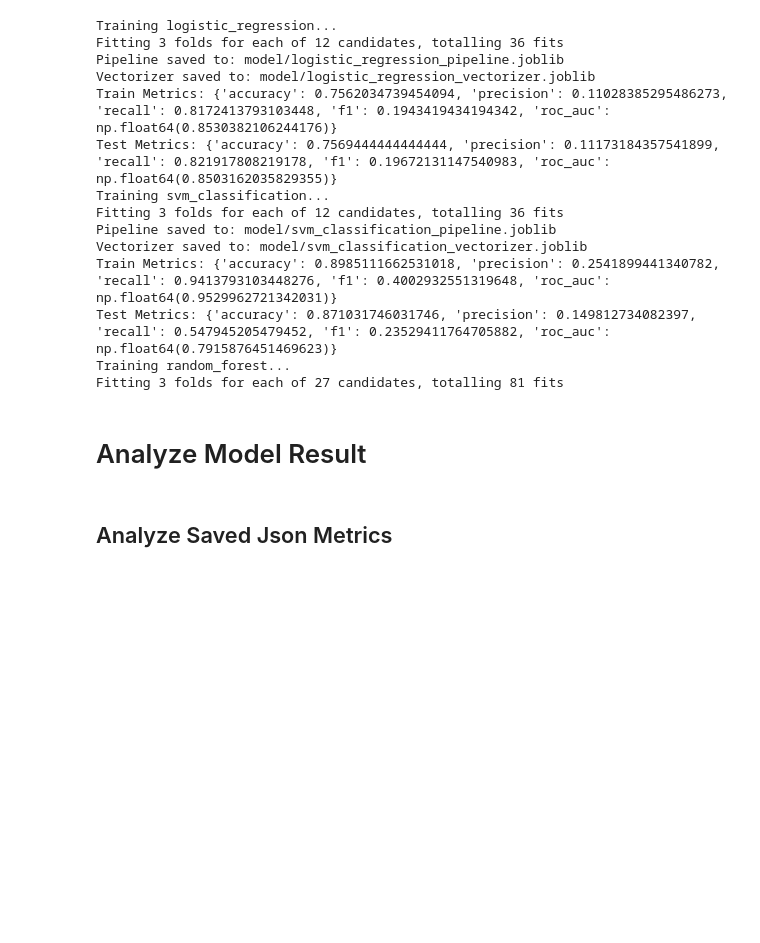
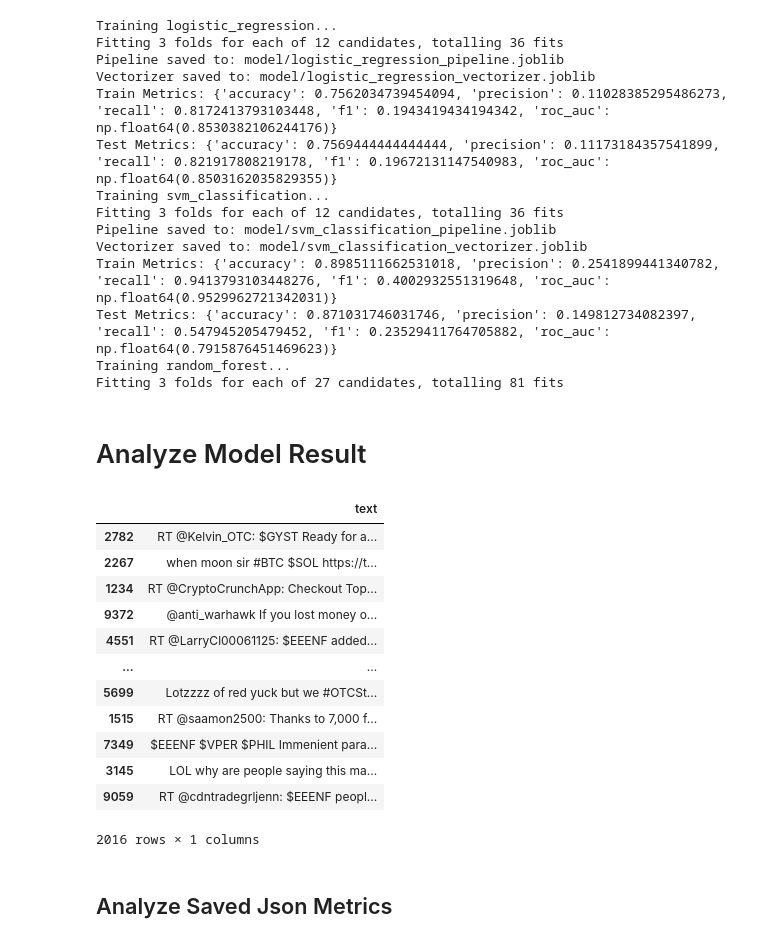
Before and after one commit to DominicCheongChengHung/DSA4263_StockTweets, a Jupyter notebook: New Approach/Creating_probabilistic_pumper.ipynb, the cells around one changed output. Cells and saved outputs as stored; diff of their text form; code cells hidden in the pictures; blank space fills up the shorter version.

```diff
--- a/New Approach/Creating_probabilistic_pumper.ipynb
+++ b/New Approach/Creating_probabilistic_pumper.ipynb
@@ -742,6 +742,22 @@ X = df.drop(target_column, axis=1)
 y = df[target_column]
 
 X_train, X_test, y_train, y_test = train_test_split(X, y, test_size=0.2, random_state=4263, stratify=y)
+# %%
+X_test
+# %% [output]
+|  | text |
+| 2782 | RT @Kelvin_OTC: $GYST Ready for a... |
+| 2267 | when moon sir #BTC $SOL https://t... |
+| 1234 | RT @CryptoCrunchApp: Checkout Top... |
+| 9372 | @anti_warhawk If you lost money o... |
+| 4551 | RT @LarryCl00061125: $EEENF added... |
+| ... | ... |
+| 5699 | Lotzzzz of red yuck but we #OTCSt... |
+| 1515 | RT @saamon2500: Thanks to 7,000 f... |
+| 7349 | $EEENF $VPER $PHIL Immenient para... |
+| 3145 | LOL why are people saying this ma... |
+| 9059 | RT @cdntradegrljenn: $EEENF peopl... |
+2016 rows × 1 columns
 # %% [markdown]
 ## Analyze Saved Json Metrics
 # %%
```
Also changed, not shown: parts of 7 cells of this notebook, 3 other files.
